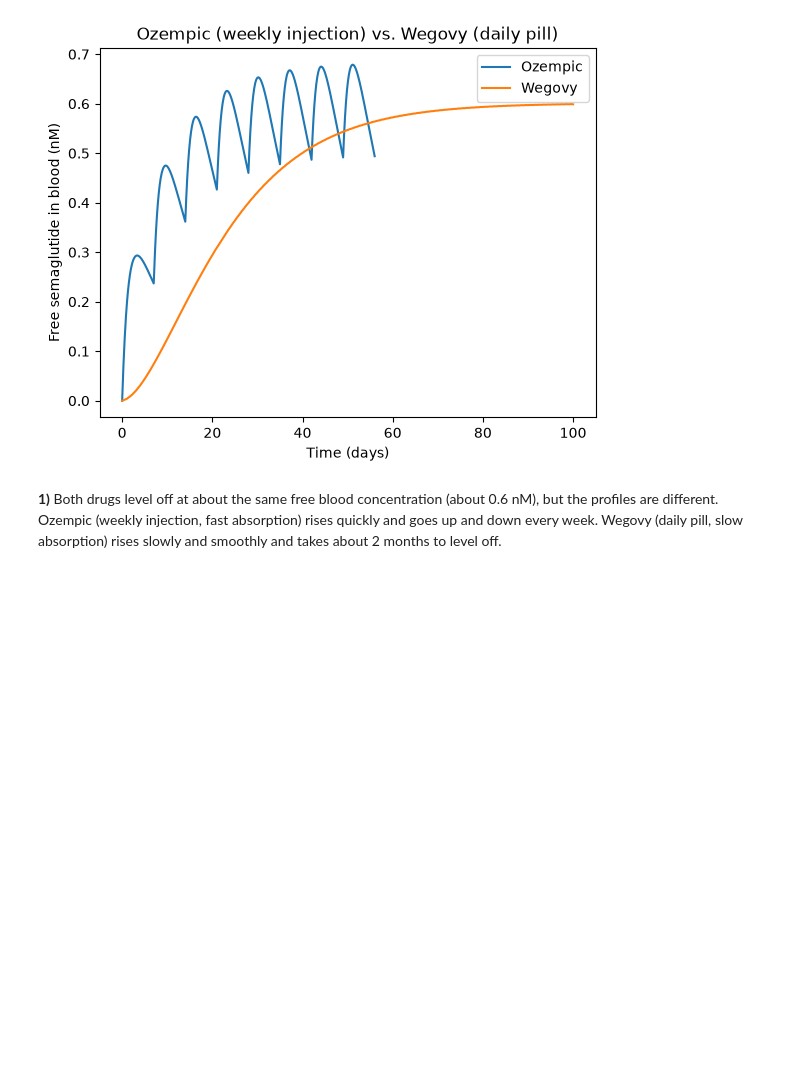
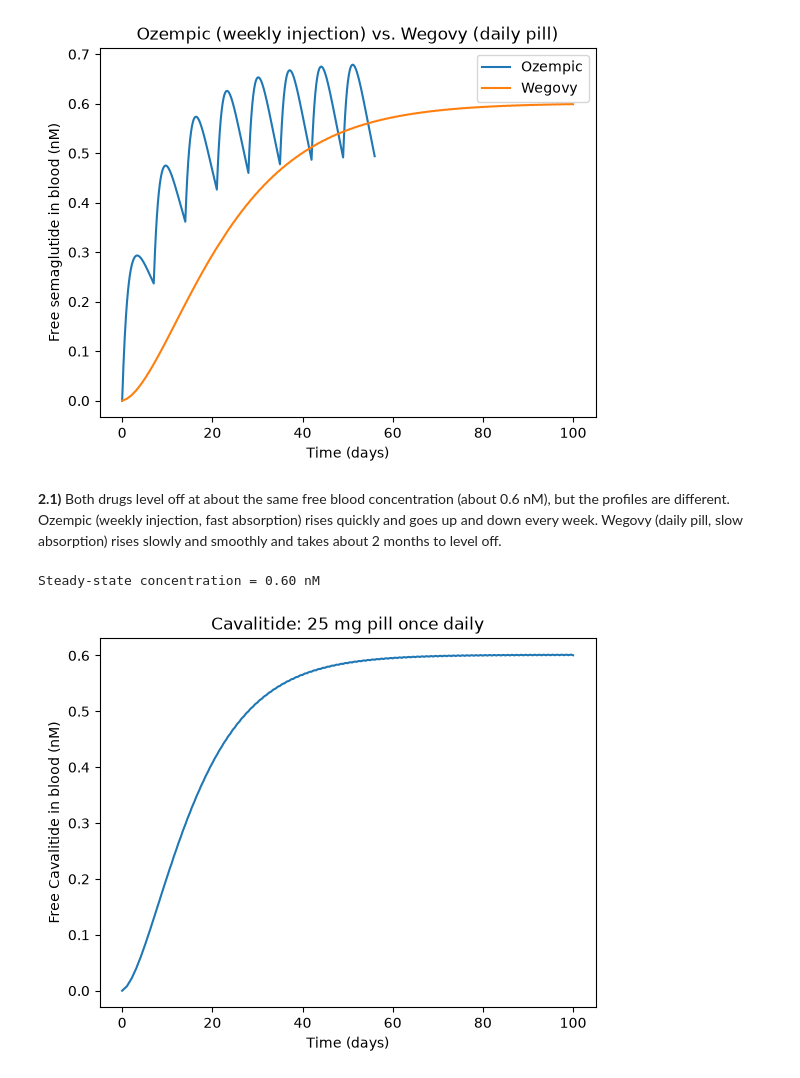
Before and after one commit to ashlee171/BME2315_Module3, a Jupyter notebook: Module3_Project_Template.ipynb, the cells around one changed output. Cells and saved outputs as stored; diff of their text form; code cells hidden in the pictures; blank space fills up the shorter version.

```diff
--- a/Module3_Project_Template.ipynb
+++ b/Module3_Project_Template.ipynb
@@ -139,4 +136,18 @@ plt.show()
 # %% [output]
 [figure]
 # %% [markdown]
-**1)** Both drugs level off at about the same free blood concentration (about 0.6 nM), but the profiles are different. Ozempic (weekly injection, fast absorption) rises quickly and goes up and down every week. Wegovy (daily pill, slow absorption) rises slowly and smoothly and takes about 2 months to level off.
+**2.1)** Both drugs level off at about the same free blood concentration (about 0.6 nM), but the profiles are different. Ozempic (weekly injection, fast absorption) rises quickly and goes up and down every week. Wegovy (daily pill, slow absorption) rises slowly and smoothly and takes about 2 months to level off.
+# %%
+# Task 2.2: Cavalitide daily pill with faster absorption (other parameters same as Wegovy)
+products['Cavalitide'] = dict(Favailable=0.01, ka=0.006, D=25, interval=24, n_doses=100)
+
+t, Cc = simulate(products['Cavalitide'])
+print(f"Steady-state concentration = {Ffree*Cc[-1]:.2f} nM")
+plt.plot(t/24, Ffree*Cc)
+plt.xlabel("Time (days)")
+plt.ylabel("Free Cavalitide in blood (nM)")
+plt.title("Cavalitide: 25 mg pill once daily")
+plt.show()
+# %% [output]
+Steady-state concentration = 0.60 nM
+[figure, added]
```
Also changed, not shown: parts of 29 cells of this notebook.
